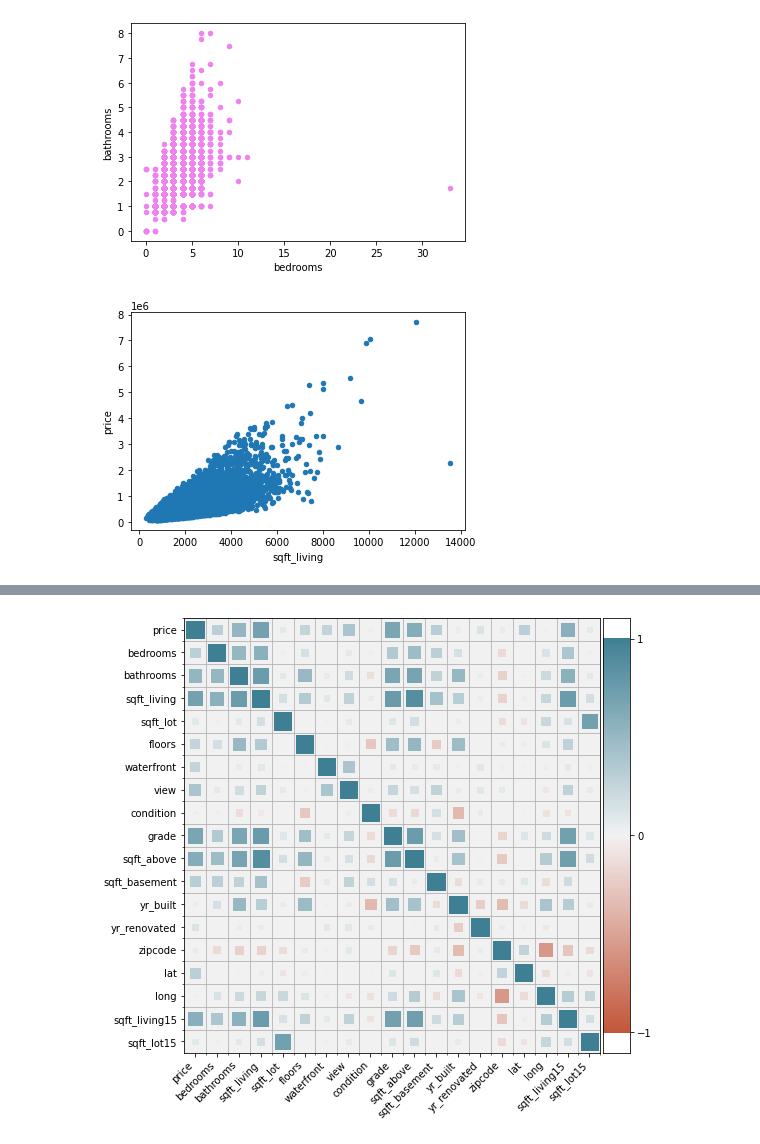
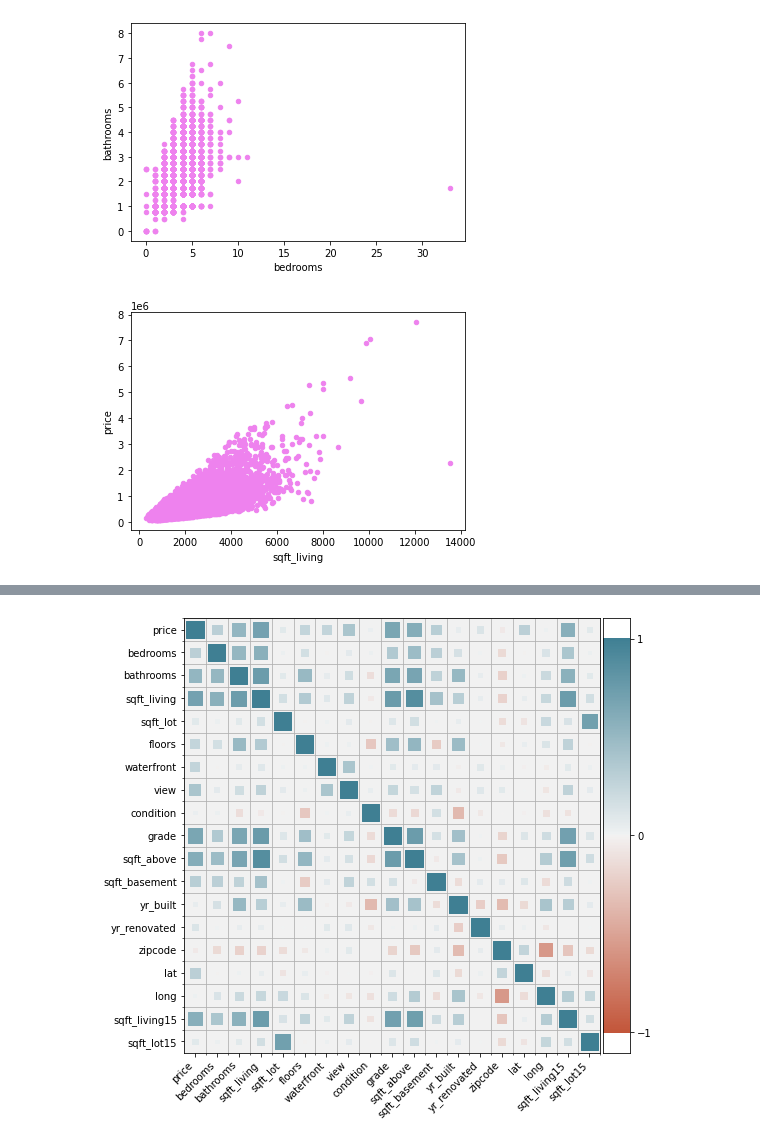
Before and after one commit to Mwadz/Hass-Consulting-Company, a Jupyter notebook: Regression_week_7.ipynb, the cells around one changed output, grey strips where cells are left out. Cells and saved outputs as stored; diff of their text form; code cells hidden in the pictures.

```diff
--- a/Regression_week_7.ipynb
+++ b/Regression_week_7.ipynb
@@ -357,9 +363,9 @@ plt.show()
 [figure]
 # %%
 # findng out the price by sqft_living space
-estate.plot(x = 'sqft_living', y = 'price', kind='scatter');
+estate.plot(x = 'sqft_living', y = 'price', kind='scatter', color='violet');
 # %% [output]
-[figure, old version]
+[figure, new version]
 # %%
 # observing the correlation
 estate.corr()
```
Also changed, not shown: parts of 29 cells of this notebook.
